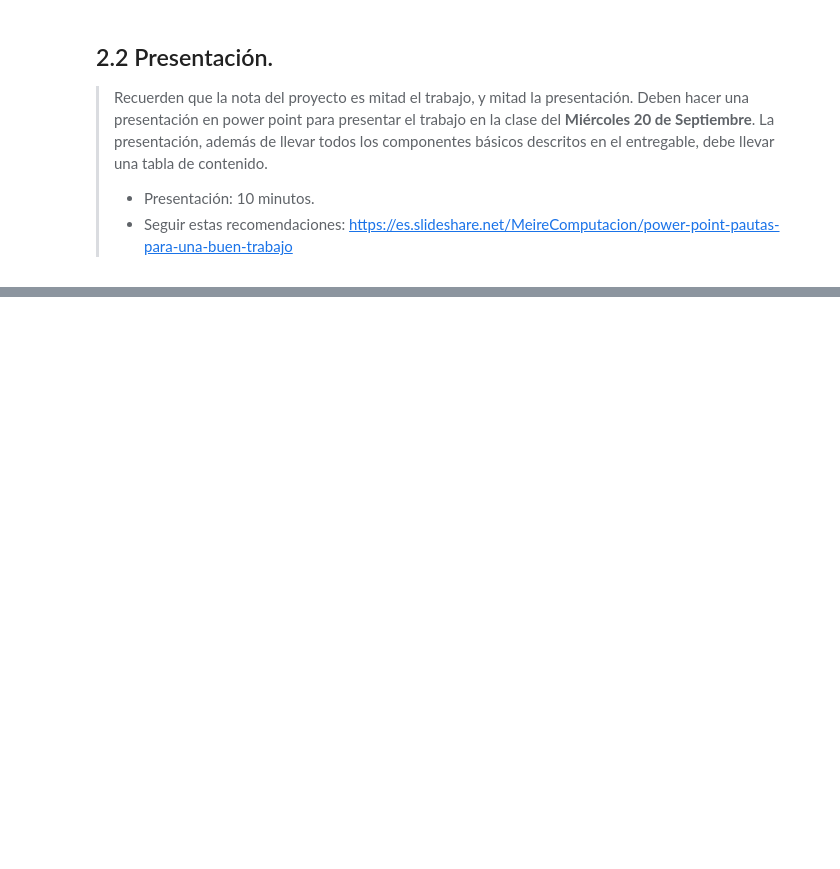
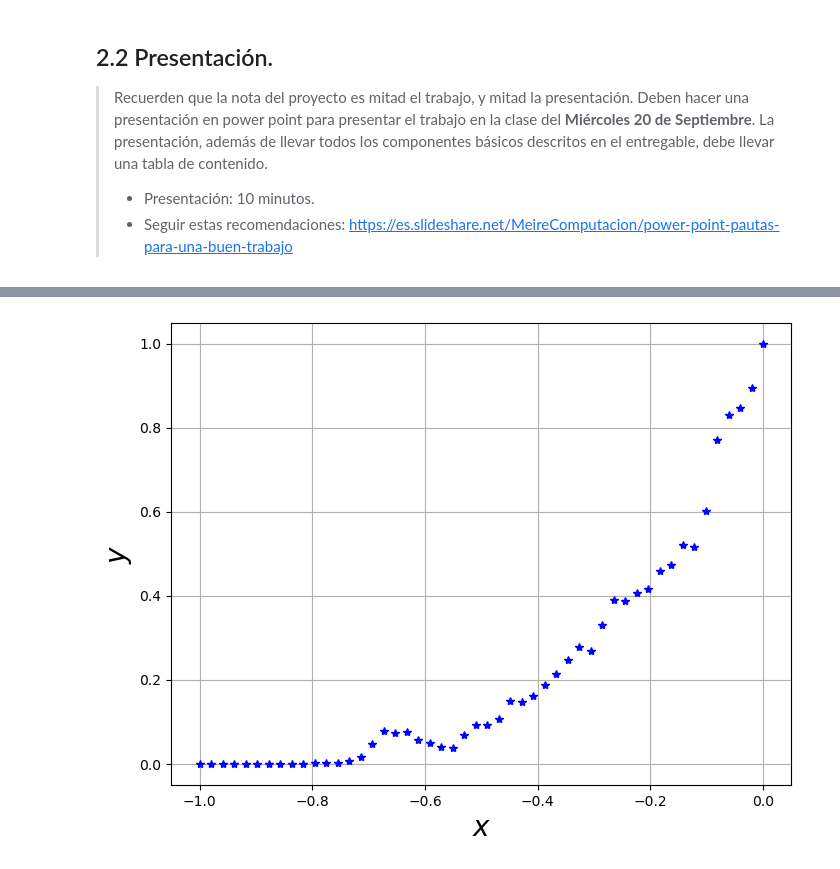
Before and after one commit to SantiagoReyess/Proyecto_SIMMAT_1, a Jupyter notebook: PM1_ReyesS_BarbaJ.ipynb, the cells around one changed output, grey strips where cells are left out. Cells and saved outputs as stored; diff of their text form; code cells hidden in the pictures; blank space fills up the shorter version.

```diff
--- a/PM1_ReyesS_BarbaJ.ipynb
+++ b/PM1_ReyesS_BarbaJ.ipynb
@@ -181,0 +88,19 @@ resumen
+# %%
+#Preprocesamiento de los datos
+min_x1, min_y1 = min(x), min(y)
+max_x1, max_y1 = max(x), max(y)
+
+x_norm = (x - max_x1)/(max_x1 - min_x1)
+y_norm = (y - min_y1)/(max_y1 - min_y1)
+# %%
+# Graficamos los datos normalizados
+plt.figure(figsize =(8,6))
+plt.plot(x_norm,y_norm,'*b')
+
+plt.xlabel('$x$',fontsize = 20)
+plt.ylabel('$y$',fontsize = 20)
+
+plt.grid()
+plt.show()
+# %% [output]
+[figure, added]
```
Also changed, not shown: parts of 14 cells of this notebook, 1 other file.
